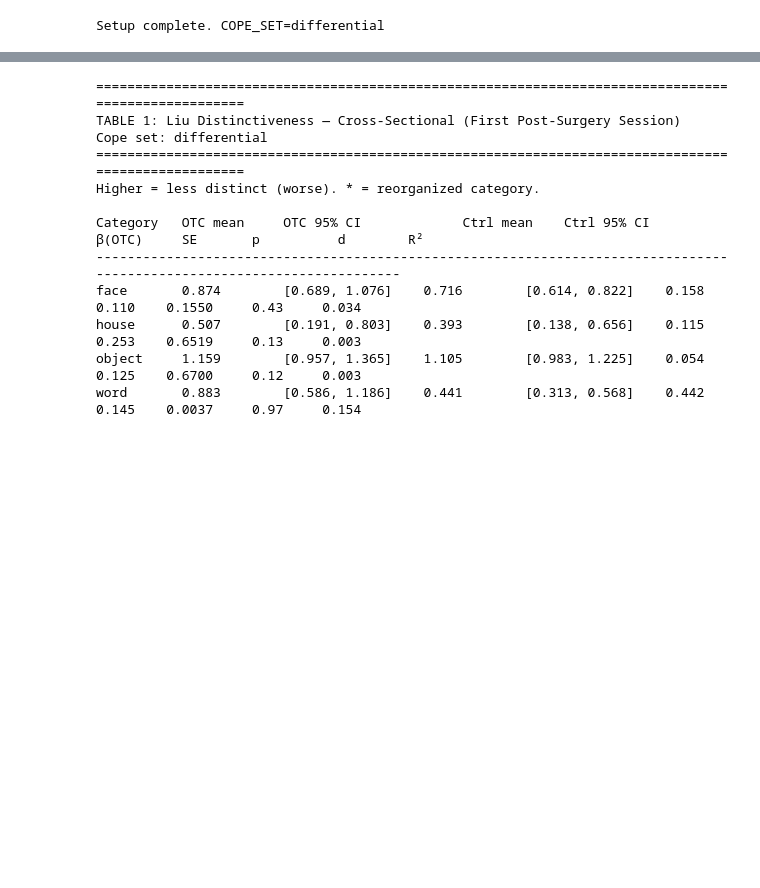
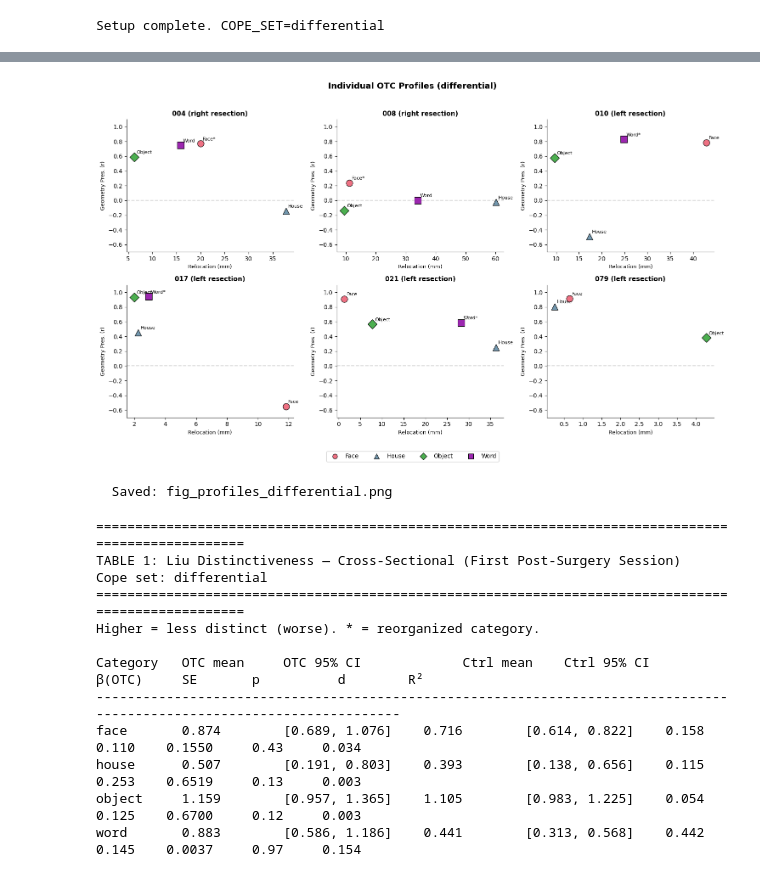
Before and after one commit to cnsimmons/sym_pt, a Jupyter notebook: C_Figures/01_visualizations.ipynb, the cells around one changed output, grey strips where cells are left out. Saved outputs shown, nothing was run; the diff lists cells and outputs as text; code cells hidden in the pictures; blank space fills up the shorter version.

```diff
--- a/C_Figures/01_visualizations.ipynb
+++ b/C_Figures/01_visualizations.ipynb
@@ -714,3 +832,8 @@ GENERATING FIGURES (cope set: differential)
+# %%
+fig_patient_profiles(COPE_SET)
+# %% [output]
+[figure, added]
+  Saved: fig_profiles_differential.png
 # %%
 # %%
 # PUBLICATION RESULTS TABLE
```
Also changed, not shown: parts of 16 cells of this notebook.
